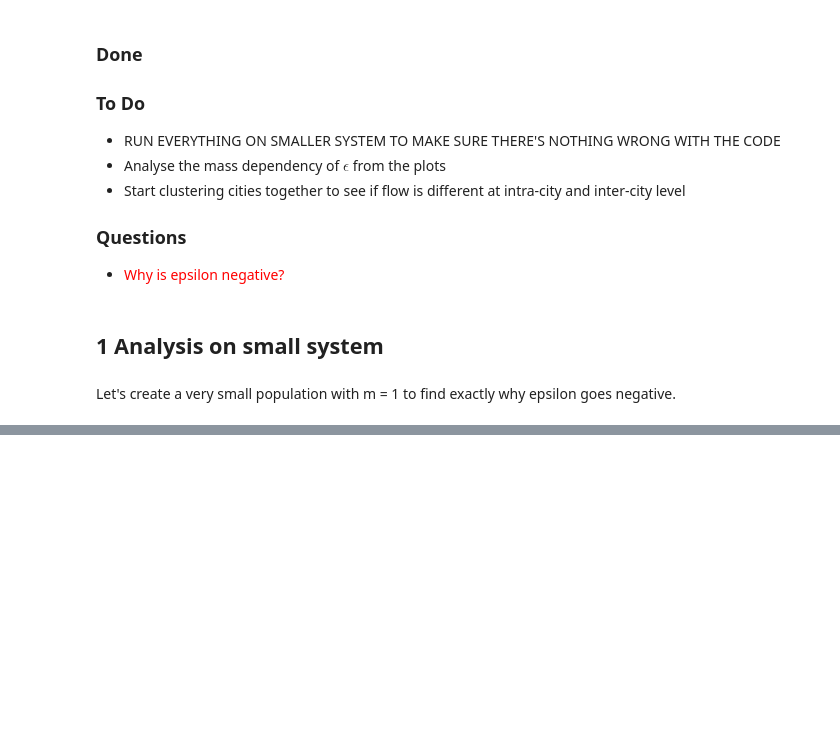
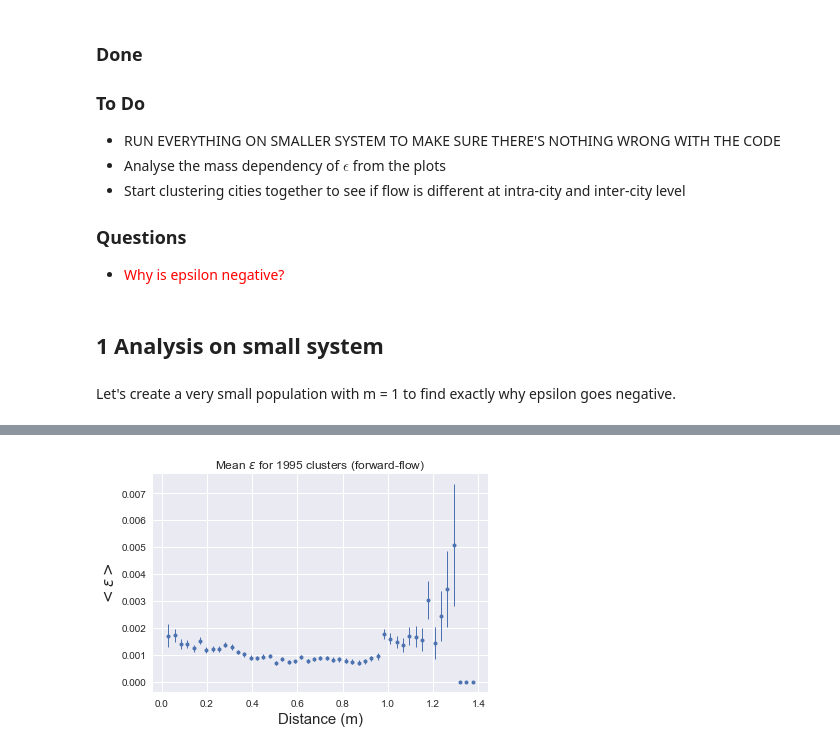
Before and after one commit to jbremz/human_mob, a Jupyter notebook: Notebooks/Ilaria's Log/Week 14.ipynb, the cells around one changed output, grey strips where cells are left out. Drawn from its saved outputs; the diff is of its cells as text; code cells hidden in the pictures; blank space fills up the shorter version.

```diff
--- a/Notebooks/Ilaria's Log/Week 14.ipynb
+++ b/Notebooks/Ilaria's Log/Week 14.ipynb
@@ -94,0 +62,6 @@ eps_distance(eps_1, DM, N)
+# %%
+eps_1_r = h.epsilon(1, gamma=gamma, model = 'r')
+eps_2_r = h.epsilon(2, gamma=gamma, model = 'r')
+eps_3_r = h.epsilon(3, gamma=gamma, model = 'r')
+eps_4_r = h.epsilon(4, gamma=gamma, model = 'r')
+eps_5_r = h.epsilon(5, gamma=gamma, model = 'r')
@@ -94,0 +75,6 @@ eps_distance(eps_1, DM, N)
+# %%
+N = 50
+DM = h.DM_level(1)
+eps_distance(eps_1_r, DM, N)
+# %% [output]
+[figure, added]
```
Also changed, not shown: parts of 14 cells of this notebook.
